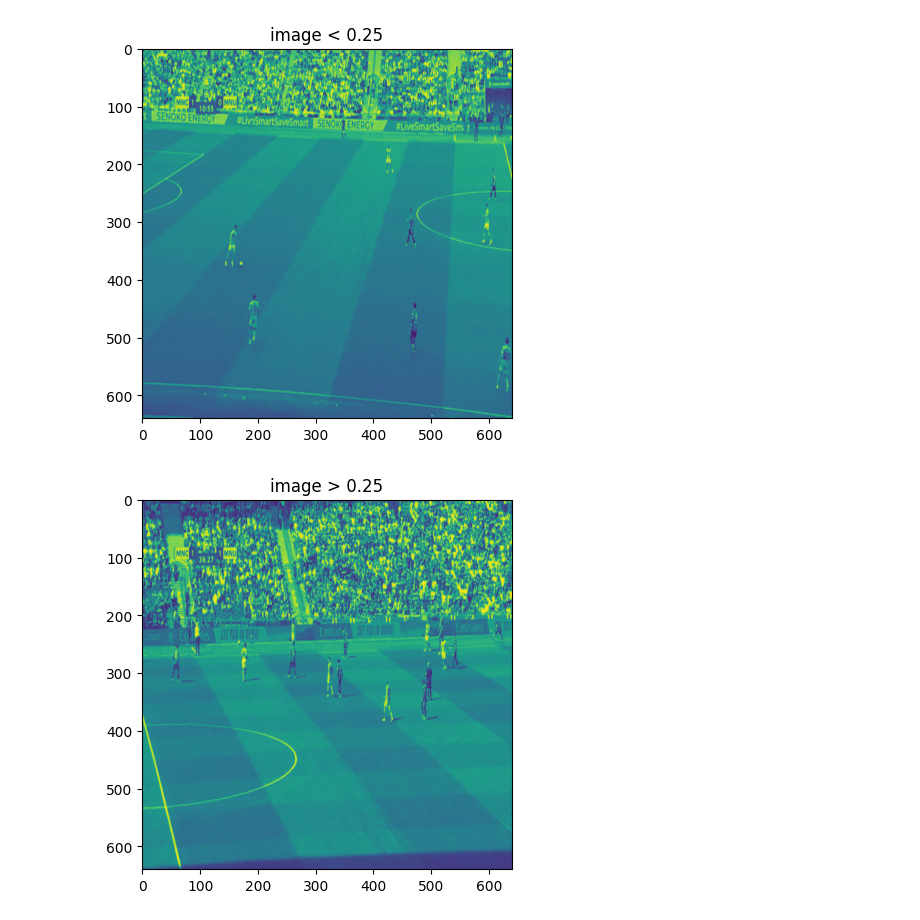
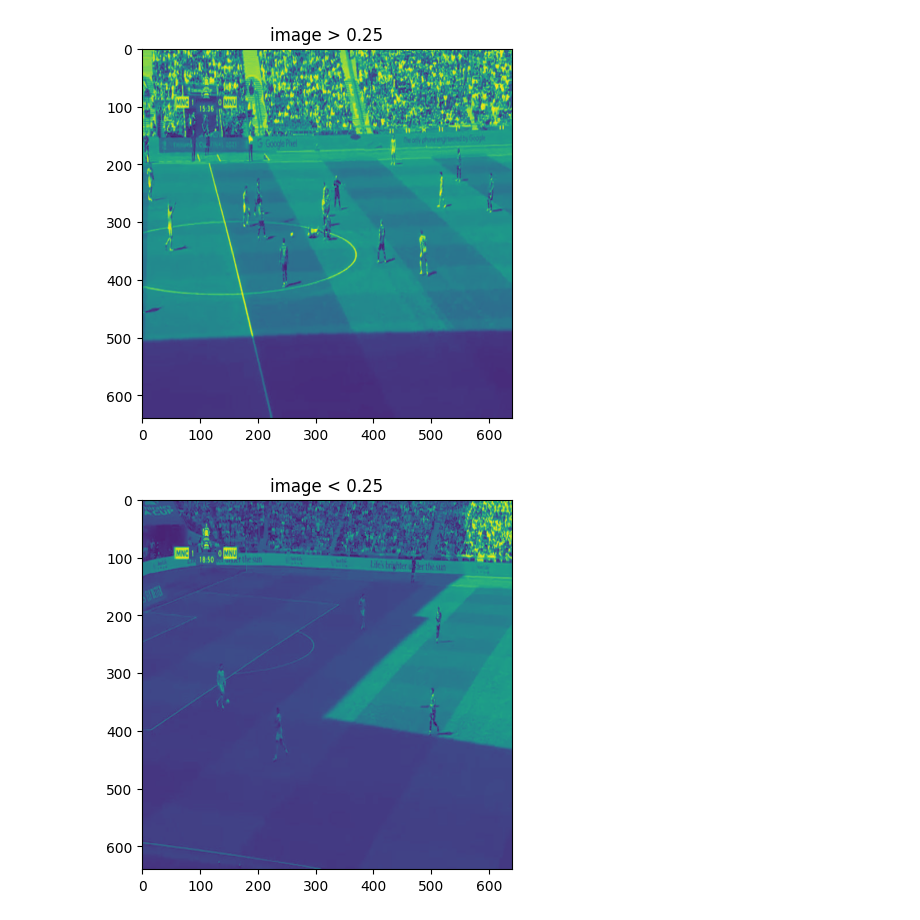
Before and after one commit to Gokul0Krishna/exp, a Jupyter notebook: exp5.ipynb, the cells around one changed output. Saved outputs shown, nothing was run; the diff lists cells and outputs as text; code cells hidden in the pictures.

```diff
--- a/exp5.ipynb
+++ b/exp5.ipynb
@@ -96,0 +106,23 @@ plt.show()
+# %%
+l1,l2=True,True
+import cv2
+import numpy as np
+from pathlib import Path
+image_dir = Path('/content/test/images')
+for i in image_dir.glob('*.jpg'):
+    imga = cv2.imread(i, cv2.IMREAD_GRAYSCALE)
+    img = cv2.resize(imga, (28,28))
+    img = np.array(img, dtype=np.float32) / 255.0
+    img = img.flatten()
+    if l1:
+      if ed(imga)>0.25:
+        plt.imshow(imga)
+        plt.title("image > 0.25")
+        plt.show()
+        l1=False
+    if l2:
+      if ed(imga)<0.25:
+        plt.imshow(imga)
+        plt.title("image < 0.25")
+        plt.show()
+        l2=False
@@ -96,0 +134,14 @@ plt.show()
+# %%
+import cv2
+import numpy as np
+from pathlib import Path
+data1=[]
+image_dir = Path('/content/test/images')
+for i in image_dir.glob('*.jpg'):
+    img = cv2.imread(i, cv2.IMREAD_GRAYSCALE)
+    img = cv2.resize(img, (28,28))
+    img = np.array(img, dtype=np.float32) / 255.0
+    img = img.flatten()
+    data1.append(brightness(img))
+plt.hist(data1)
+plt.show()
@@ -97,26 +150,26 @@ plt.show()
 # %%
 l1,l2=True,True
 import cv2
 import numpy as np
 from pathlib import Path
 image_dir = Path('/content/test/images')
 for i in image_dir.glob('*.jpg'):
     imga = cv2.imread(i, cv2.IMREAD_GRAYSCALE)
     # img = cv2.resize(imga, (28,28))
     # img = np.array(img, dtype=np.float32) / 255.0
     # img = img.flatten()
     if l1:
-      if is_blurry(imga)>1000:
+      if brightness_contrast(imga)>80:
         plt.imshow(imga)
         plt.title("image > 0.25")
         plt.show()
         l1=False
     if l2:
-      if is_blurry(imga)<1000:
+      if brightness_contrast(imga)<80:
         plt.imshow(imga)
         plt.title("image < 0.25")
         plt.show()
         l2=False
 # %% [output]
-[figure, old version]
+[figure, new version]
-[figure, old version]
+[figure, new version]
```
Also changed, not shown: parts of 9 cells of this notebook.
